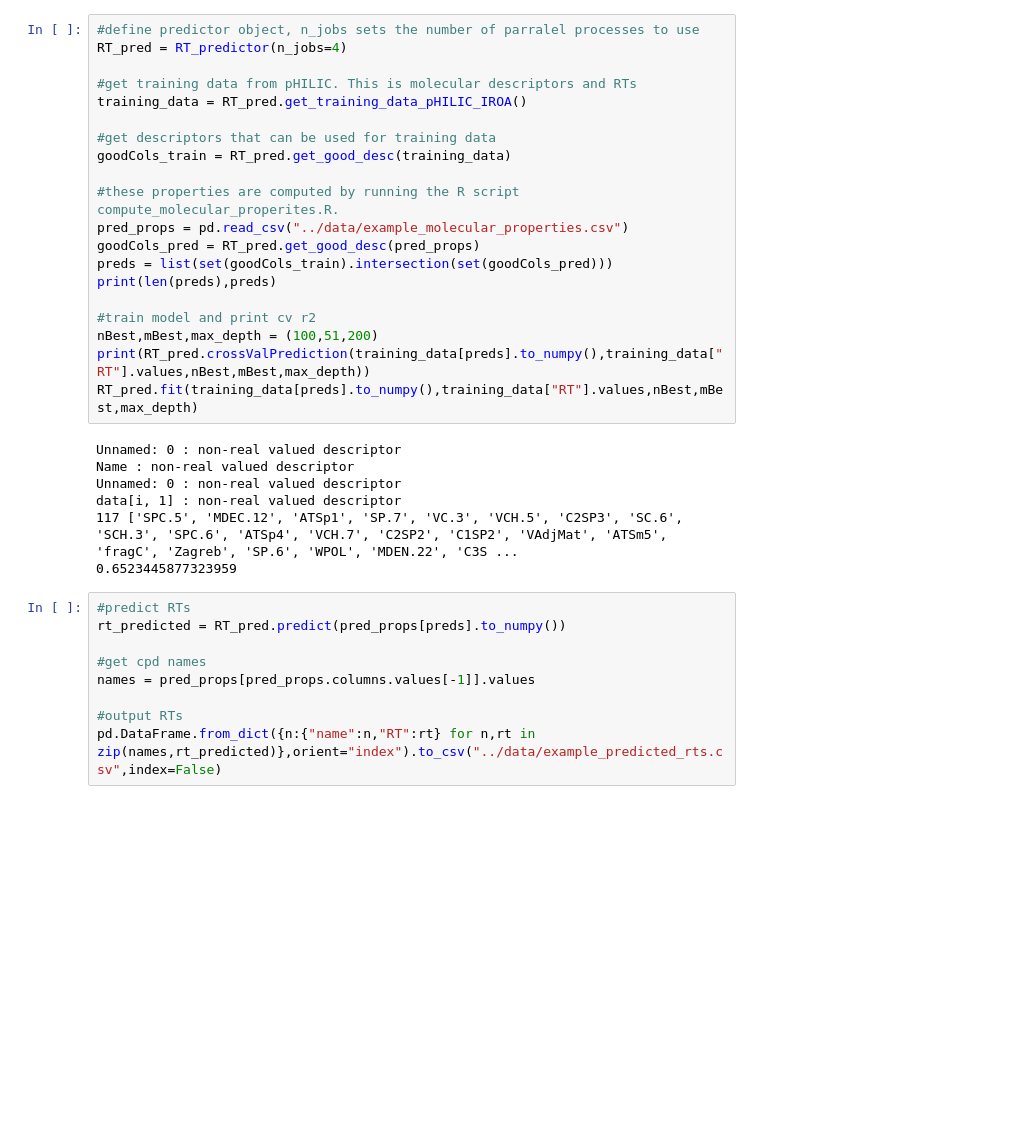
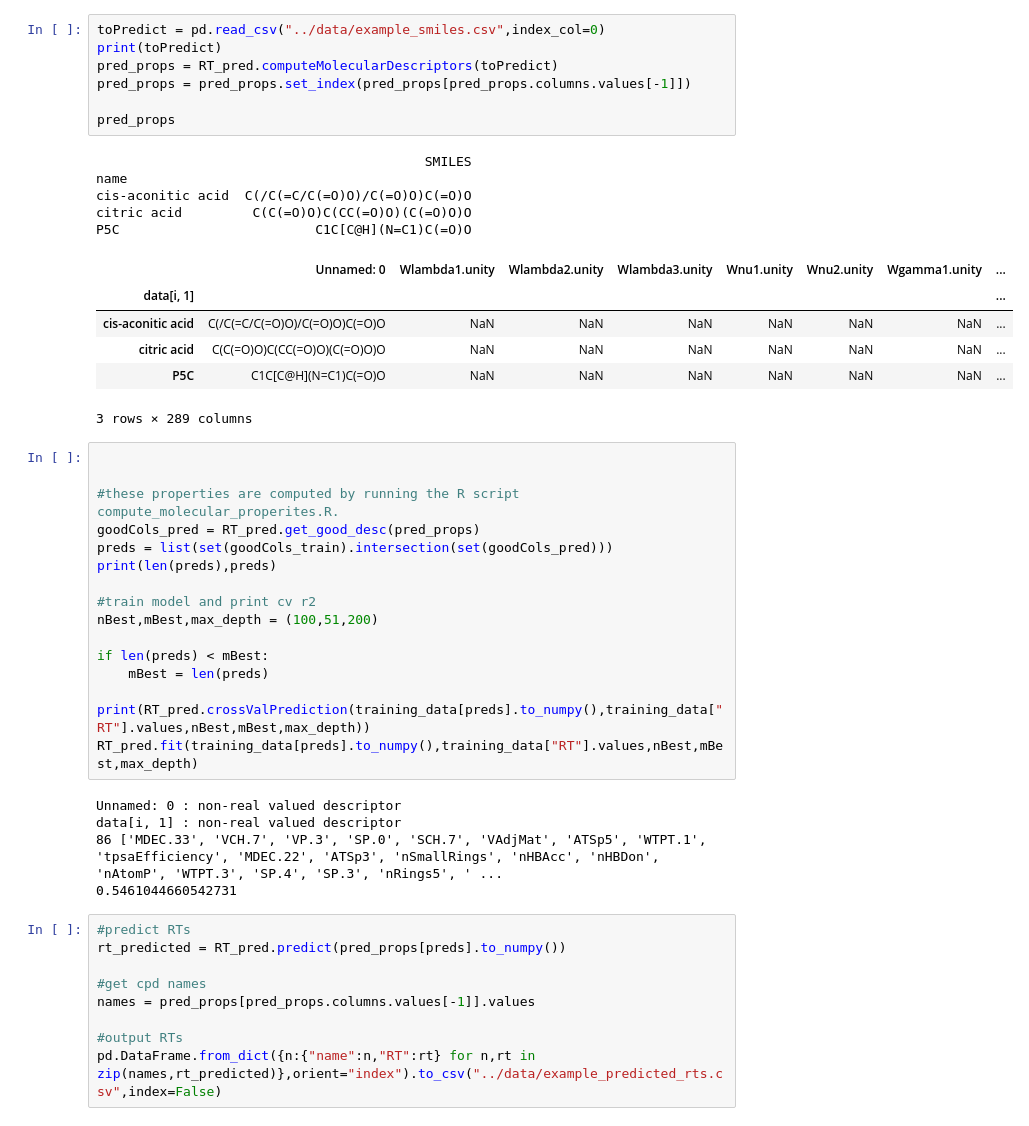
Before and after one commit to e-stan/RT_prediction, a Jupyter notebook: scripts/example_usage_train_predict.ipynb, the cells around one changed output. Drawn from its saved outputs; the diff is of its cells as text; blank space fills up the shorter version.

```diff
--- a/scripts/example_usage_train_predict.ipynb
+++ b/scripts/example_usage_train_predict.ipynb
@@ -5,30 +18,43 @@ import numpy as np
+# %%
+toPredict = pd.read_csv("../data/example_smiles.csv",index_col=0)
+print(toPredict)
+pred_props = RT_pred.computeMolecularDescriptors(toPredict)
+pred_props = pred_props.set_index(pred_props[pred_props.columns.values[-1]])
+
+pred_props
+# %% [output]
+                                          SMILES
+name
+cis-aconitic acid  C(/C(=C/C(=O)O)/C(=O)O)C(=O)O
+citric acid         C(C(=O)O)C(CC(=O)O)(C(=O)O)O
+P5C                         C1C[C@H](N=C1)C(=O)O
+|  | Unnamed: 0 | Wlambda1.unity | Wlambda2.unity | Wlambda3.unity | Wnu1.unity | Wnu2.unity | Wgamma1.unity | ... |
+| data[i, 1] |  |  |  |  |  |  |  | ... |
+| cis-aconitic acid | C(/C(=C/C(=O)O)/C(=O)O)C(=O)O | NaN | NaN | NaN | NaN | NaN | NaN | ... |
+| citric acid | C(C(=O)O)C(CC(=O)O)(C(=O)O)O | NaN | NaN | NaN | NaN | NaN | NaN | ... |
+| P5C | C1C[C@H](N=C1)C(=O)O | NaN | NaN | NaN | NaN | NaN | NaN | ... |
+3 rows × 289 columns
 # %%
-#define predictor object, n_jobs sets the number of parralel processes to use
-RT_pred = RT_predictor(n_jobs=4)
 
-#get training data from pHILIC. This is molecular descriptors and RTs
-training_data = RT_pred.get_training_data_pHILIC_IROA()
-
-#get descriptors that can be used for training data
-goodCols_train = RT_pred.get_good_desc(training_data)
 
 #these properties are computed by running the R script compute_molecular_properites.R.
-pred_props = pd.read_csv("../data/example_molecular_properties.csv")
 goodCols_pred = RT_pred.get_good_desc(pred_props)
 preds = list(set(goodCols_train).intersection(set(goodCols_pred)))
 print(len(preds),preds)
 
 #train model and print cv r2
 nBest,mBest,max_depth = (100,51,200)
+
+if len(preds) < mBest:
+    mBest = len(preds)
+
 print(RT_pred.crossValPrediction(training_data[preds].to_numpy(),training_data["RT"].values,nBest,mBest,max_depth))
 RT_pred.fit(training_data[preds].to_numpy(),training_data["RT"].values,nBest,mBest,max_depth)
 # %% [output]
-Unnamed: 0 : non-real valued descriptor
-Name : non-real valued descriptor
 Unnamed: 0 : non-real valued descriptor
 data[i, 1] : non-real valued descriptor
-117 ['SPC.5', 'MDEC.12', 'ATSp1', 'SP.7', 'VC.3', 'VCH.5', 'C2SP3', 'SC.6', 'SCH.3', 'SPC.6', 'ATSp4', 'VCH.7', 'C2SP2', 'C1SP2', 'VAdjMat', 'ATSm5', 'fragC', 'Zagreb', 'SP.6', 'WPOL', 'MDEN.22', 'C3S ...
-0.6523445877323959
+86 ['MDEC.33', 'VCH.7', 'VP.3', 'SP.0', 'SCH.7', 'VAdjMat', 'ATSp5', 'WTPT.1', 'tpsaEfficiency', 'MDEC.22', 'ATSp3', 'nSmallRings', 'nHBAcc', 'nHBDon', 'nAtomP', 'WTPT.3', 'SP.4', 'SP.3', 'nRings5', ' ...
+0.5461044660542731
 # %%
 #predict RTs
 rt_predicted = RT_pred.predict(pred_props[preds].to_numpy())
```
Also changed, not shown: parts of 3 cells of this notebook, 8 other files.
